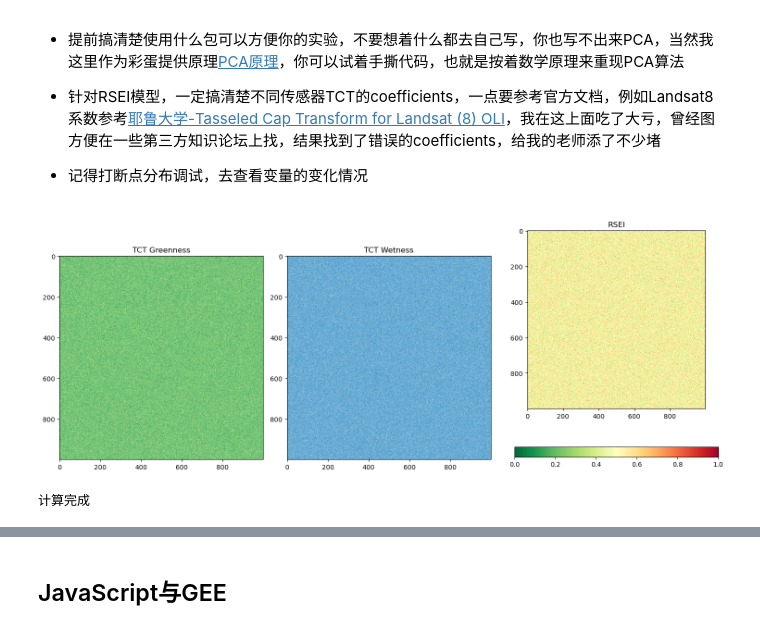
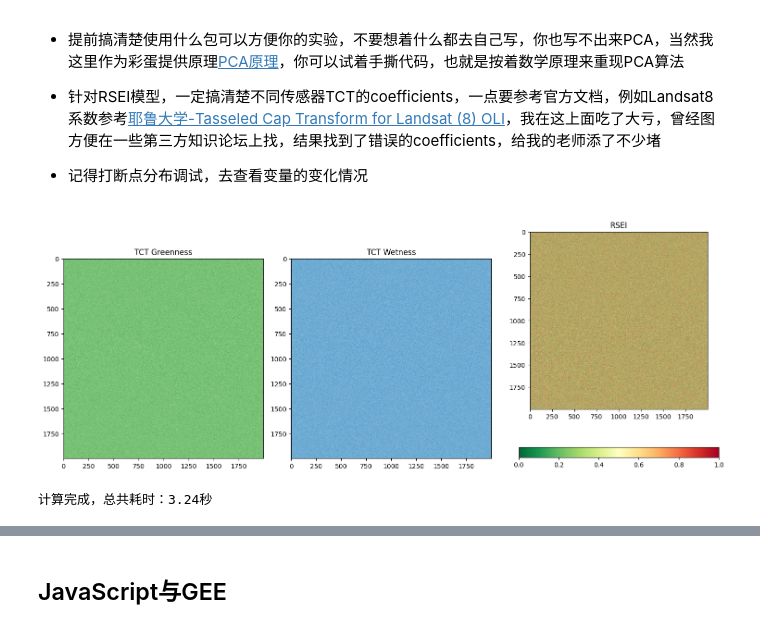
Before and after one commit to OliverJacksonZht/RemoteSensing-Coding-Review, a Jupyter notebook: 笔记.ipynb, the cells around one changed output, grey strips where cells are left out. Saved outputs shown, nothing was run; the diff lists cells and outputs as text; code cells hidden in the pictures.

```diff
--- a/笔记.ipynb
+++ b/笔记.ipynb
@@ -2833,12 +2833,15 @@ print(obj.class_attr)
 - 记得打断点分布调试，去查看变量的变化情况
 # %%
 import numpy as np
+import time
 from sklearn.decomposition import PCA
 from sklearn.preprocessing import MinMaxScaler
 import matplotlib.pyplot as plt
 
+time_start = time.time()
+
 #这里使用random.uniform生成随机的float32数，注意random.randint就不可以
-data = np.random.uniform(low=0.0, high=1.0, size=(1000, 1000, 7)).astype(np.float32)
+data = np.random.uniform(low=0.0, high=1.0, size=(2000, 2000, 7)).astype(np.float32)
 
 # 我假装是Landsat 8，来参考缨帽系数
 tct_coefficients = {
@@ -2857,34 +2860,36 @@ wetness = np.sum(bands_tct * tct_coefficients['wetness'], axis=2)
 
 # 干度指数 = (SWIR1 - 近红外) / (SWIR1 + 近红外)
 dryness = (bands_tct[...,4] - bands_tct[...,3]) / (bands_tct[...,4] + bands_tct[...,3] + 1e-10)
 
 # 地表温度（模拟一下热红外B10，我们假设温度范围280-320K归一化到0-1）
 lst = data[...,6] * 40 + 280  # 反归一化到温度范围
 
 # 标准化（这里具体应该标准化还是直接归一化我忘了，留给你自己查叭）
 scaler = MinMaxScaler()
 indicators = np.stack([
     scaler.fit_transform(greenness.reshape(-1,1)).flatten(),  # 绿度
     scaler.fit_transform(wetness.reshape(-1,1)).flatten(),    # 湿度
     scaler.fit_transform(dryness.reshape(-1,1)).flatten(),    # 干度
     scaler.fit_transform(lst.reshape(-1,1)).flatten()         # 热度
 ], axis=1)
 
 # PCA
 pca = PCA(n_components=1)
-rsei = pca.fit_transform(indicators).reshape(1000, 1000)
+rsei = pca.fit_transform(indicators).reshape(2000, 2000)
 
 # 归一化
 rsei_norm = (rsei - rsei.min()) / (rsei.max() - rsei.min())
 
 # 可视化，因为是随机数，所以结果就是非常均匀的颜色，是正常的
 plt.figure(figsize=(15,6))
 plt.subplot(131), plt.imshow(greenness, cmap='YlGn'), plt.title('TCT Greenness')
 plt.subplot(132), plt.imshow(wetness, cmap='Blues'), plt.title('TCT Wetness')
 plt.subplot(133), plt.imshow(rsei_norm, cmap='RdYlGn_r'), plt.title('RSEI')
 plt.colorbar(orientation='horizontal'), plt.tight_layout(), plt.show()
 
-print('计算完成')
+
+useage = (time.time() - time_start)
+print(f'计算完成，总共耗时：{useage:.2f}秒')
 # %% [output]
-[figure, old version]
+[figure, new version]
-计算完成
+计算完成，总共耗时：3.24秒
```
Also changed, not shown: parts of 2 cells of this notebook.
